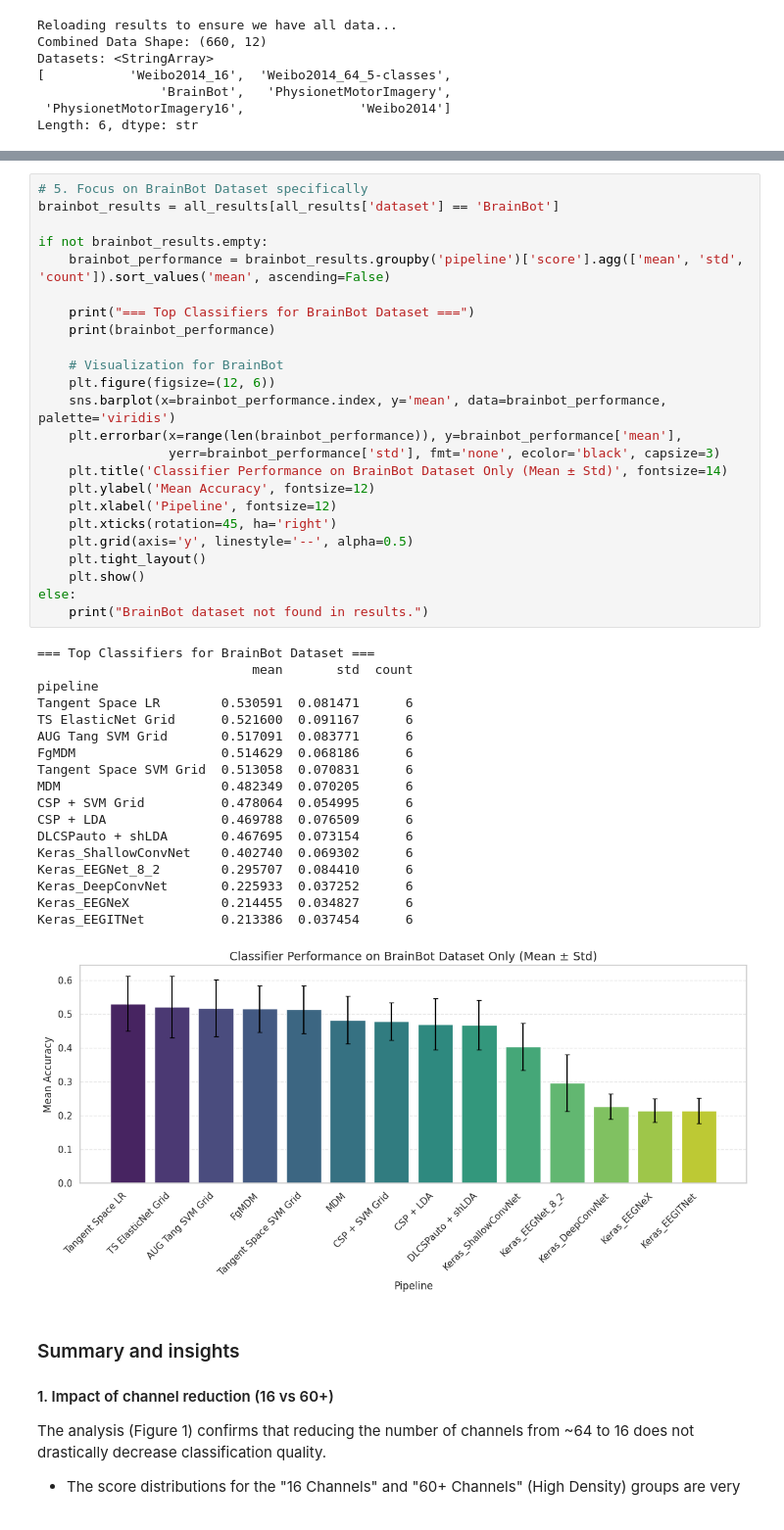
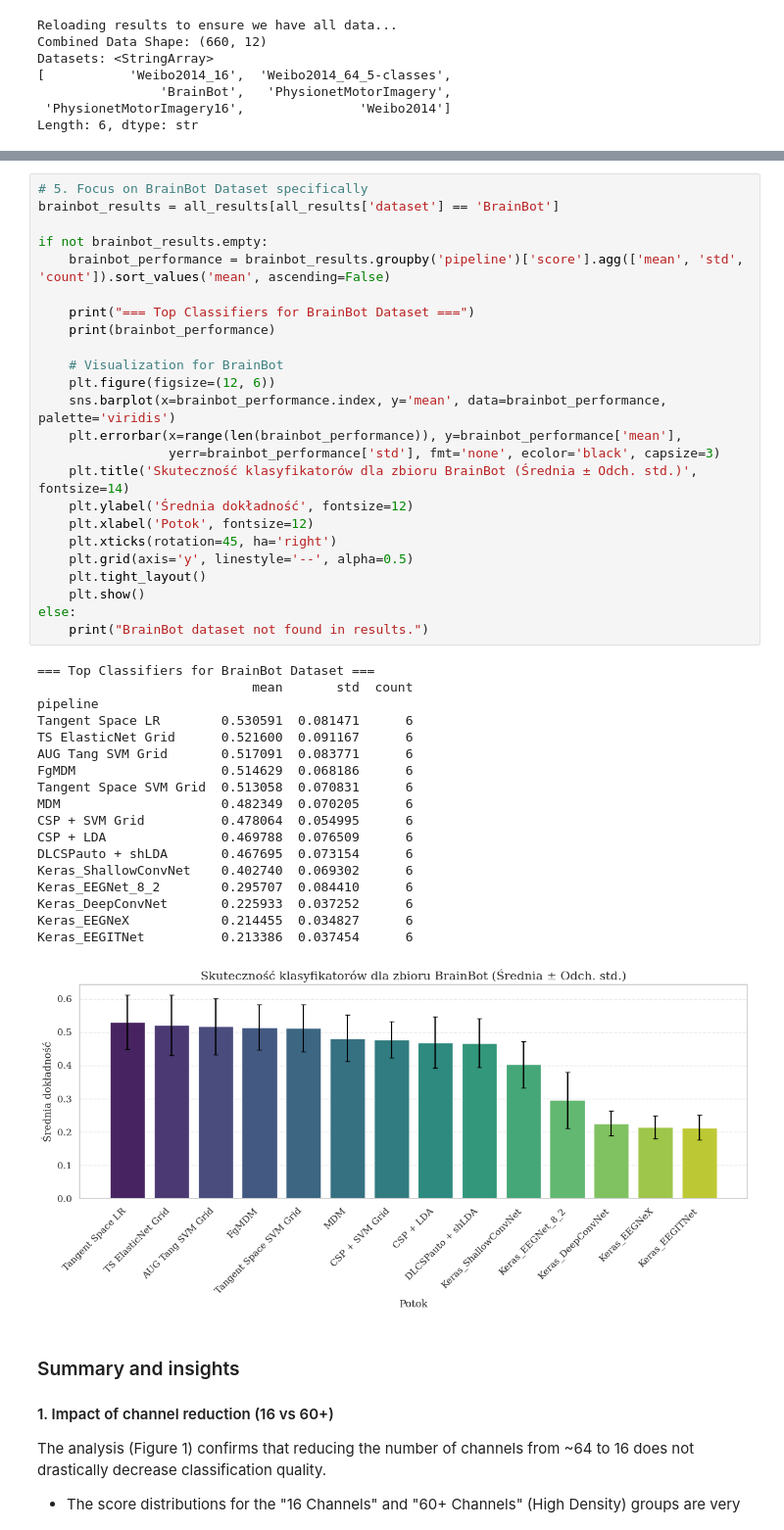
Before and after one commit to luluu9/BCI2025-sandbox, a Jupyter notebook: results.ipynb, the cells around one changed output, grey strips where cells are left out. Shown at 98% size. Saved outputs shown, nothing was run; the diff lists cells and outputs as text.

```diff
--- a/results.ipynb
+++ b/results.ipynb
@@ -242,37 +234,37 @@ if not brainbot_results.empty:
 
     # Visualization for BrainBot
     plt.figure(figsize=(12, 6))
     sns.barplot(x=brainbot_performance.index, y='mean', data=brainbot_performance, palette='viridis')
     plt.errorbar(x=range(len(brainbot_performance)), y=brainbot_performance['mean'],
                  yerr=brainbot_performance['std'], fmt='none', ecolor='black', capsize=3)
-    plt.title('Classifier Performance on BrainBot Dataset Only (Mean ± Std)', fontsize=14)
-    plt.ylabel('Mean Accuracy', fontsize=12)
-    plt.xlabel('Pipeline', fontsize=12)
+    plt.title('Skuteczność klasyfikatorów dla zbioru BrainBot (Średnia ± Odch. std.)', fontsize=14)
+    plt.ylabel('Średnia dokładność', fontsize=12)
+    plt.xlabel('Potok', fontsize=12)
     plt.xticks(rotation=45, ha='right')
     plt.grid(axis='y', linestyle='--', alpha=0.5)
     plt.tight_layout()
     plt.show()
 else:
     print("BrainBot dataset not found in results.")
 # %% [output]
 === Top Classifiers for BrainBot Dataset ===
                             mean       std  count
 pipeline
 Tangent Space LR        0.530591  0.081471      6
 TS ElasticNet Grid      0.521600  0.091167      6
 AUG Tang SVM Grid       0.517091  0.083771      6
 FgMDM                   0.514629  0.068186      6
 Tangent Space SVM Grid  0.513058  0.070831      6
 MDM                     0.482349  0.070205      6
 CSP + SVM Grid          0.478064  0.054995      6
 CSP + LDA               0.469788  0.076509      6
 DLCSPauto + shLDA       0.467695  0.073154      6
 Keras_ShallowConvNet    0.402740  0.069302      6
 Keras_EEGNet_8_2        0.295707  0.084410      6
 Keras_DeepConvNet       0.225933  0.037252      6
 Keras_EEGNeX            0.214455  0.034827      6
 Keras_EEGITNet          0.213386  0.037454      6
-[figure, old version]
+[figure, new version]
 # %% [markdown]
 ### Summary and insights
 
```
Also changed, not shown: parts of 3 cells of this notebook.
